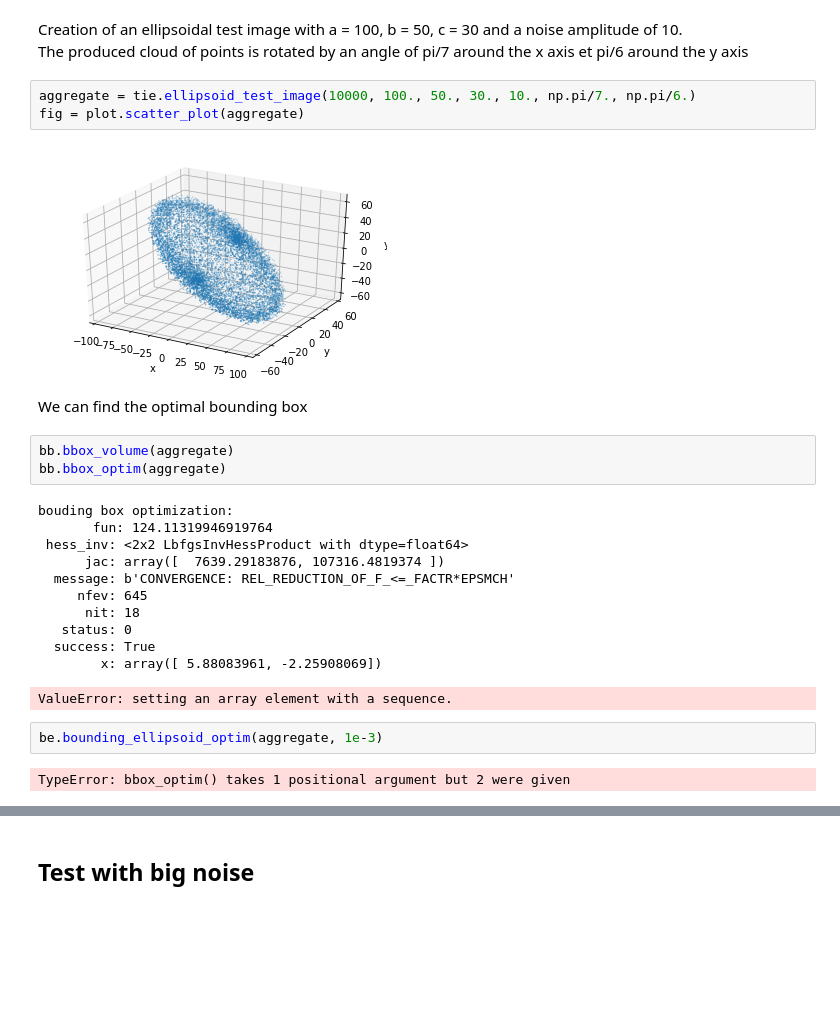
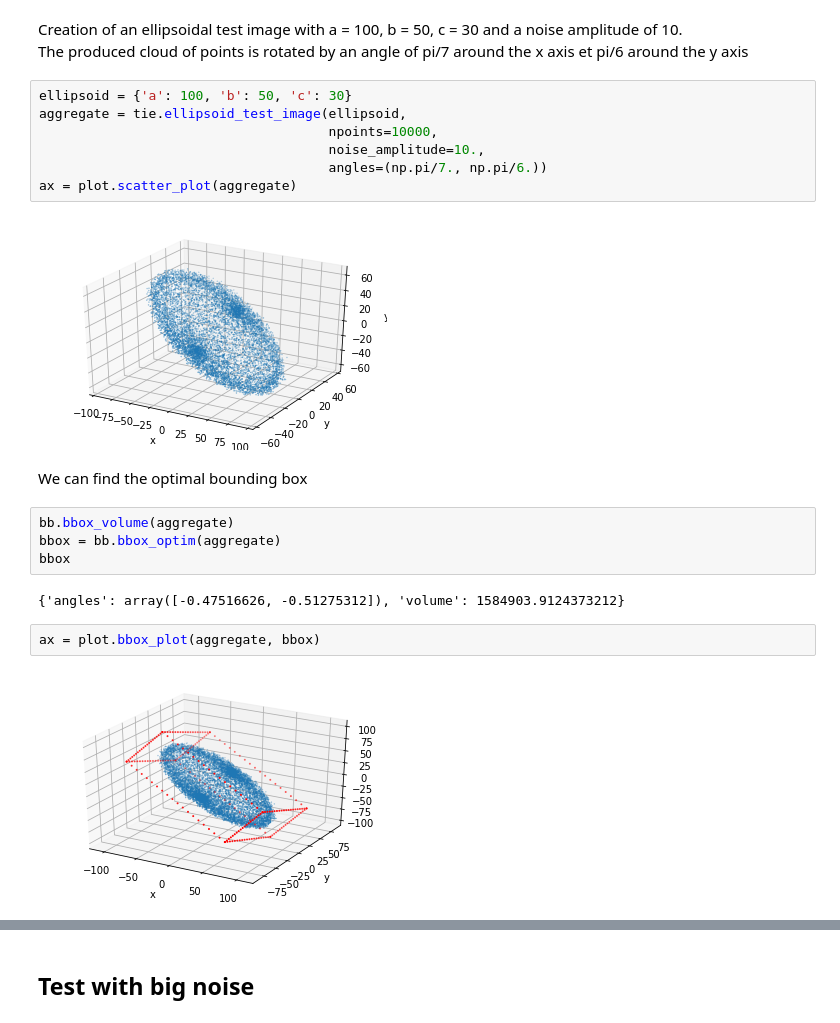
Before and after one commit to D-FS/Cuttings, a Jupyter notebook: bounding_ellispoid_notebook.ipynb, the cells around one changed output, grey strips where cells are left out. Drawn from its saved outputs; the diff is of its cells as text; blank space fills up the shorter version.

```diff
--- a/bounding_ellispoid_notebook.ipynb
+++ b/bounding_ellispoid_notebook.ipynb
@@ -12,28 +13,23 @@ import bounding_box as bb
 Creation of an ellipsoidal test image with a = 100, b = 50, c = 30 and a noise amplitude of 10.
 The produced cloud of points is rotated by an angle of pi/7 around the x axis et pi/6 around the y axis
 # %%
-aggregate = tie.ellipsoid_test_image(10000, 100., 50., 30., 10., np.pi/7., np.pi/6.)
-fig = plot.scatter_plot(aggregate)
+ellipsoid = {'a': 100, 'b': 50, 'c': 30}
+aggregate = tie.ellipsoid_test_image(ellipsoid,
+                                     npoints=10000,
+                                     noise_amplitude=10.,
+                                     angles=(np.pi/7., np.pi/6.))
+ax = plot.scatter_plot(aggregate)
 # %% [output]
-[figure, old version]
+[figure, new version]
 # %% [markdown]
 We can find the optimal bounding box
 # %%
 bb.bbox_volume(aggregate)
-bb.bbox_optim(aggregate)
+bbox = bb.bbox_optim(aggregate)
+bbox
 # %% [output]
-bouding box optimization:
-       fun: 124.11319946919764
- hess_inv: <2x2 LbfgsInvHessProduct with dtype=float64>
-      jac: array([  7639.29183876, 107316.4819374 ])
-  message: b'CONVERGENCE: REL_REDUCTION_OF_F_<=_FACTR*EPSMCH'
-     nfev: 645
-      nit: 18
-   status: 0
-  success: True
-        x: array([ 5.88083961, -2.25908069])
+{'angles': array([-0.47516626, -0.51275312]), 'volume': 1584903.9124373212}
-ValueError: setting an array element with a sequence.
-# %%
-be.bounding_ellipsoid_optim(aggregate, 1e-3)
-# %% [output]
-TypeError: bbox_optim() takes 1 positional argument but 2 were given
+# %%
+ax = plot.bbox_plot(aggregate, bbox)
+# %% [output]
+[figure, added]
```
Also changed, not shown: parts of 18 cells of this notebook, 2 other files.
